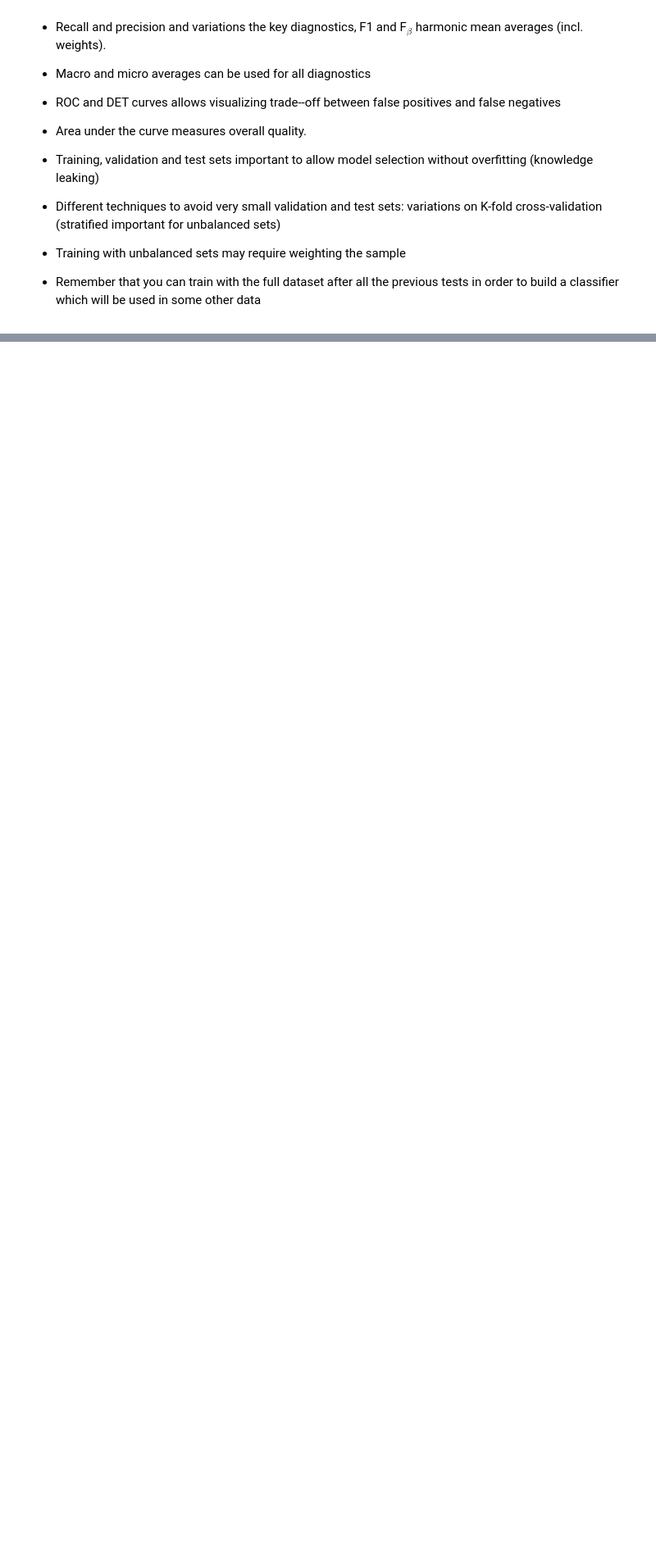
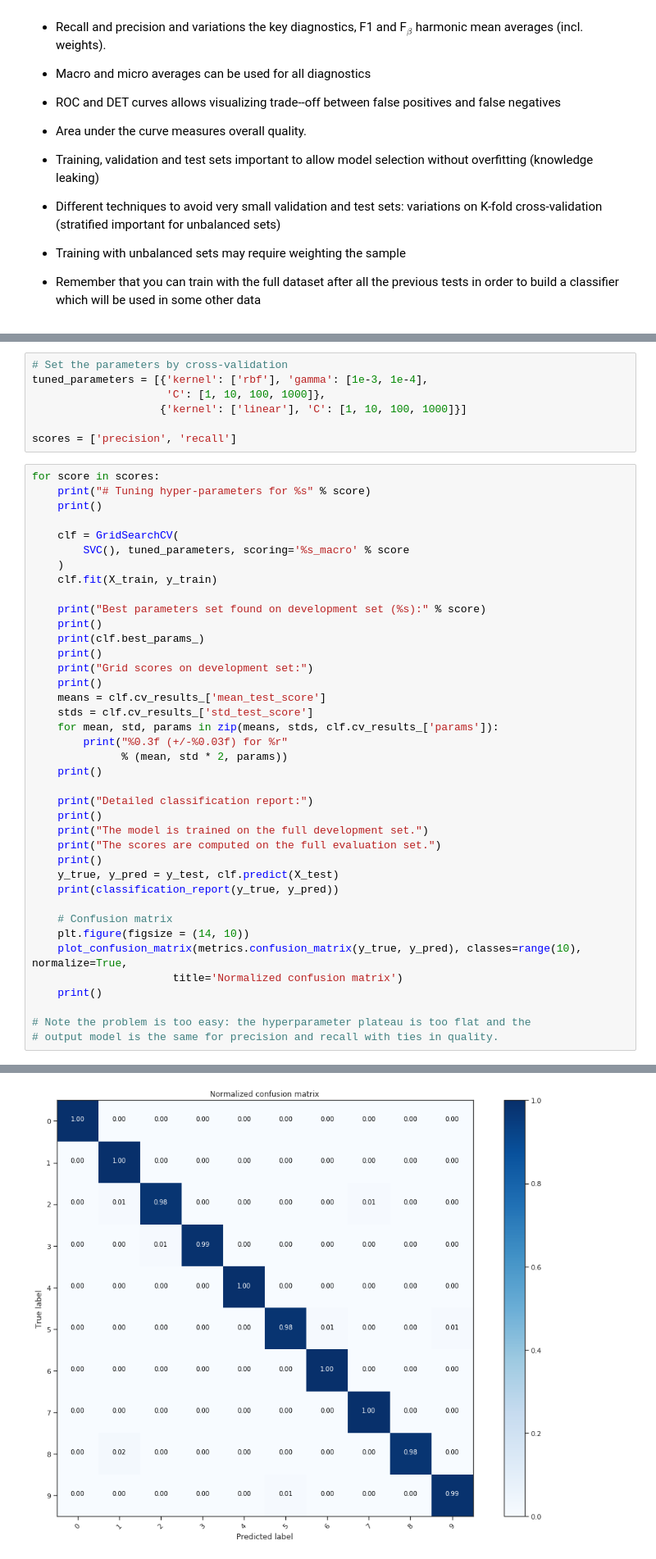
Before and after one commit to fforster/AS4501, a Jupyter notebook: ML_supervised/Classification_FF_AS4501.ipynb, the cells around one changed output, grey strips where cells are left out. Shown at 82% size. Saved outputs shown, nothing was run; the diff lists cells and outputs as text; blank space fills up the shorter version.

Commit message:
Added notebook with classification methods

```diff
--- a/ML_supervised/Classification_FF_AS4501.ipynb
+++ b/ML_supervised/Classification_FF_AS4501.ipynb
@@ -1290,0 +1317,47 @@ We can see that in this case the regularization parameter does not affect signif
+# %%
+# Set the parameters by cross-validation
+tuned_parameters = [{'kernel': ['rbf'], 'gamma': [1e-3, 1e-4],
+                     'C': [1, 10, 100, 1000]},
+                    {'kernel': ['linear'], 'C': [1, 10, 100, 1000]}]
+
+scores = ['precision', 'recall']
+# %%
+for score in scores:
+    print("# Tuning hyper-parameters for %s" % score)
+    print()
+
+    clf = GridSearchCV(
+        SVC(), tuned_parameters, scoring='%s_macro' % score
+    )
+    clf.fit(X_train, y_train)
+
+    print("Best parameters set found on development set (%s):" % score)
+    print()
+    print(clf.best_params_)
+    print()
+    print("Grid scores on development set:")
+    print()
+    means = clf.cv_results_['mean_test_score']
+    stds = clf.cv_results_['std_test_score']
+    for mean, std, params in zip(means, stds, clf.cv_results_['params']):
+        print("%0.3f (+/-%0.03f) for %r"
+              % (mean, std * 2, params))
+    print()
+
+    print("Detailed classification report:")
+    print()
+    print("The model is trained on the full development set.")
+    print("The scores are computed on the full evaluation set.")
+    print()
+    y_true, y_pred = y_test, clf.predict(X_test)
+    print(classification_report(y_true, y_pred))
+
+    # Confusion matrix
+    plt.figure(figsize = (14, 10))
+    plot_confusion_matrix(metrics.confusion_matrix(y_true, y_pred), classes=range(10), normalize=True,
+                      title='Normalized confusion matrix')
+    print()
+
+# Note the problem is too easy: the hyperparameter plateau is too flat and the
+# output model is the same for precision and recall with ties in quality.
+# %% [output]
@@ -1290,0 +1399 @@ We can see that in this case the regularization parameter does not affect signif
+[figure, added]
```
Also changed, not shown: parts of 18 cells of this notebook, 1 other file.
